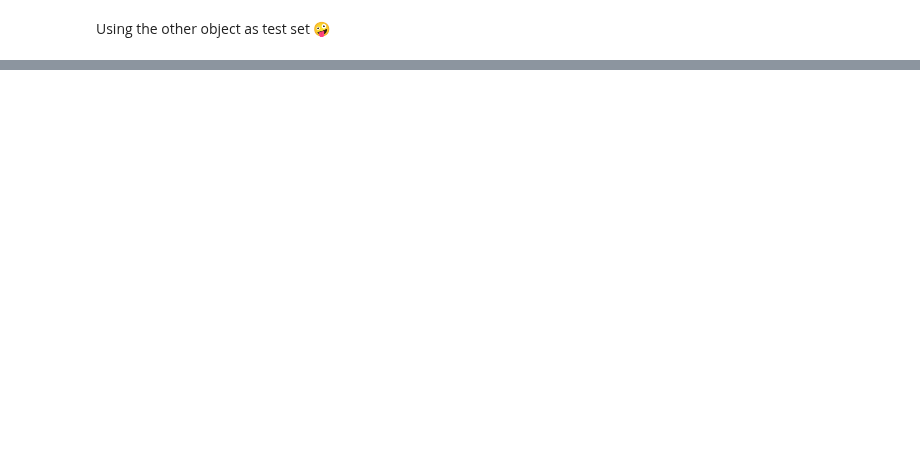
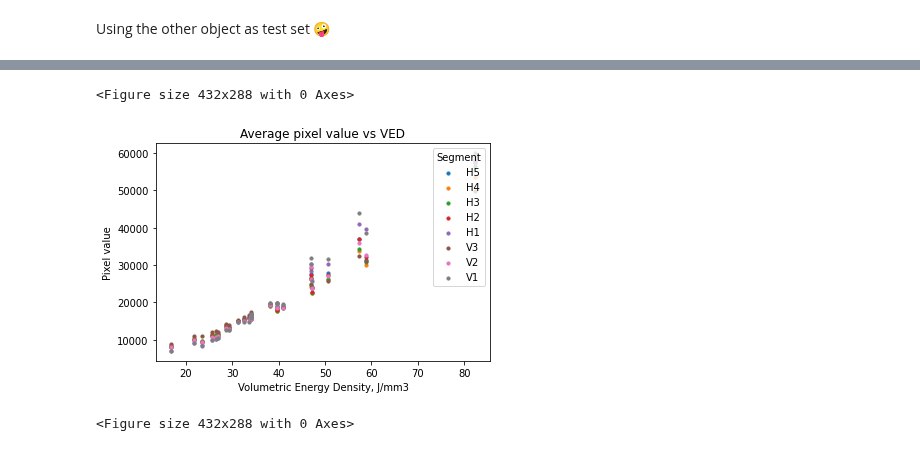
Before and after one commit to ErikSievers/thesis, a Jupyter notebook: final-notebook-v3.ipynb, the cells around one changed output, grey strips where cells are left out. Cells and saved outputs as stored; diff of their text form; code cells hidden in the pictures; blank space fills up the shorter version.

```diff
--- a/final-notebook-v3.ipynb
+++ b/final-notebook-v3.ipynb
@@ -263,3 +277,38 @@ print(metrics.roc_auc_score(testsegmentinfo.Label, YPred), metrics.precision_sco
+# %%
+Y3 = trainobjectinfo.VED
+Y4 = testsegmentinfo.VED
+
+y1 = Y3[trainobjectinfo.Segment == 1]
+y2 = Y3[trainobjectinfo.Segment == 2]
+y3 = Y3[trainobjectinfo.Segment == 3]
+y4 = Y3[trainobjectinfo.Segment == 4]
+y5 = Y3[trainobjectinfo.Segment == 5]
+y6 = Y4[testsegmentinfo.Segment == 1]
+y7 = Y4[testsegmentinfo.Segment == 2]
+y8 = Y4[testsegmentinfo.Segment == 3]
+
+plt.title("Average pixel value vs VED")
+plt.ylabel('Pixel value')
+plt.xlabel('Volumetric Energy Density, J/mm3')
+plt.scatter(y5, x5, s=10, label='H5')
+plt.scatter(y4, x4, s=10, label='H4')
+plt.scatter(y3, x3, s=10, label='H3')
+plt.scatter(y2, x2, s=10, label='H2')
+plt.scatter(y1, x1, s=10, label='H1')
+plt.scatter(y8, x8, s=10, label='V3')
+plt.scatter(y7, x7, s=10, label='V2')
+plt.scatter(y6, x6, s=10, label='V1')
+plt.legend(loc="upper right", title="Segment")
+# legend1 = plt.legend(*scatter.legend_elements(),
+#                     loc="upper right", title="Segment")
+# for index, row in segmentdf.iterrows():
+#     plt.annotate(text=row.Object, xy=(x[index], y[index]))
+# plt.yscale('log')
+plt.figure()
+# %% [output]
+<Figure size 432x288 with 0 Axes>
+[figure, added]
+<Figure size 432x288 with 0 Axes>
 # %%
 from sklearn import neighbors, metrics
 from sklearn.model_selection import cross_val_score, LeaveOneOut
```
Also changed, not shown: parts of 7 cells of this notebook.
